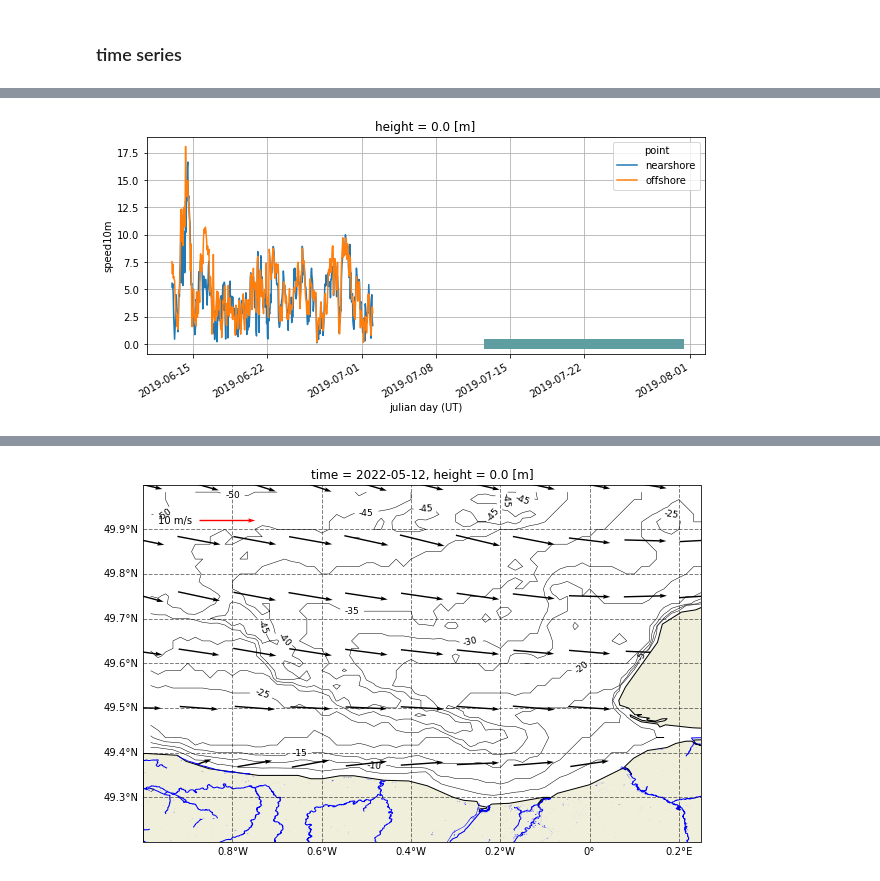
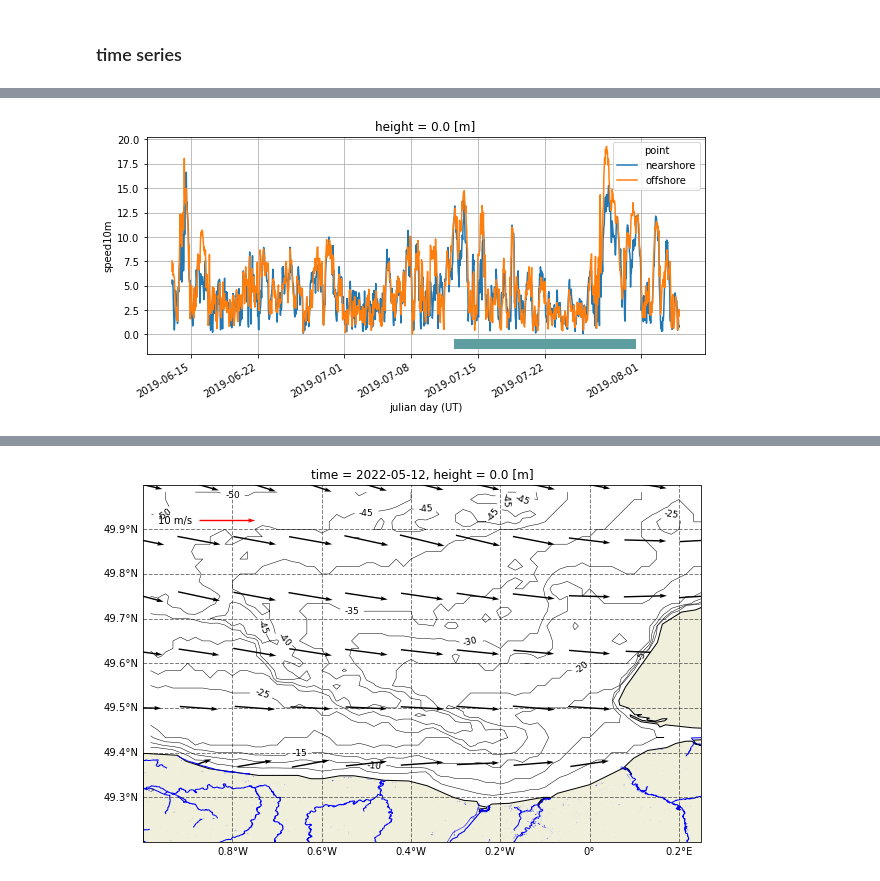
Before and after one commit to apatlpo/das_work, a Jupyter notebook: hydrology/wind.ipynb, the cells around one changed output, grey strips where cells are left out. Saved outputs shown, nothing was run; the diff lists cells and outputs as text; code cells hidden in the pictures.

```diff
--- a/hydrology/wind.ipynb
+++ b/hydrology/wind.ipynb
@@ -215,6 +215,11 @@ deployments
   'site': 'toulon'}}
 # %%
 deployment = '2019_summer_toulon'
+#deployment = "2020_spring_toulon"
+#deployment = "2020_autumn_toulon"
+#deployment = "2021_winter_toulon"
+#deployment = "2021_spring_monaco"
+#deployment = "2022_summer_toulon"
 
 # define points of interest
 lonp = [5.904, 5.904]
@@ -223,7 +228,7 @@ labels = ["nearshore", "offshore"]
 
 
 # load info
-dinfo = deployments[deployment]
+dinfo = deployments_info[deployment]
 raw_data_dir = hy.raw_dir(deployment)
 processed_data_dir = hy.processed_dir(deployment)
 
@@ -233,7 +238,9 @@ ds = xr.open_dataset(os.path.join(processed_data_dir, "wind_arome.nc"))
 dsp = xr.Dataset(dict(lon=("point", lonp), lat=("point", latp)))
 dsp = ds.interp(longitude=dsp.lon, latitude=dsp.lat).assign_coords(point=("point", labels))
 dsp["speed10m"] = np.sqrt(dsp.u10m**2+dsp.v10m**2)
+dsp["dir10m"] = np.arctan2(dsp.v10m, dsp.u10m)*180/np.pi
 dsp["stress"] = np.sqrt(dsp.ustress**2+dsp.vstress**2)
+
 dsp
 # %% [output]
 <xarray.Dataset>
@@ -279,7 +280,7 @@ dinfo
 # %%
 fig, ax = plt.subplots(1,1, figsize=(10,4))
+ax.plot([dinfo["start"], dinfo["end"]], [-1, -1], lw=10, color="cadetblue")
 dsp.speed10m.plot.line(x="time")
-ax.plot([dinfo["start"], dinfo["end"]], [0, 0], lw=10, color="cadetblue")
 ax.grid()
 # %% [output]
-[figure, old version]
+[figure, new version]
```
Also changed, not shown: parts of 8 cells of this notebook, 2 other files.
